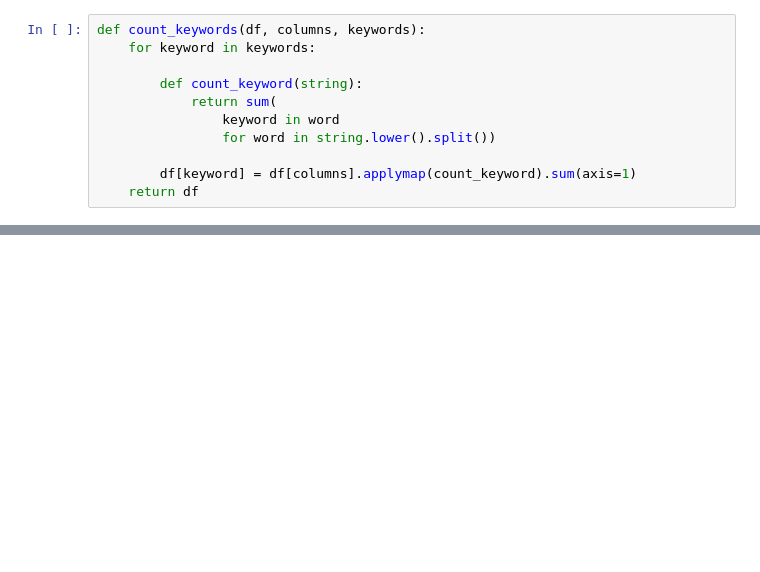
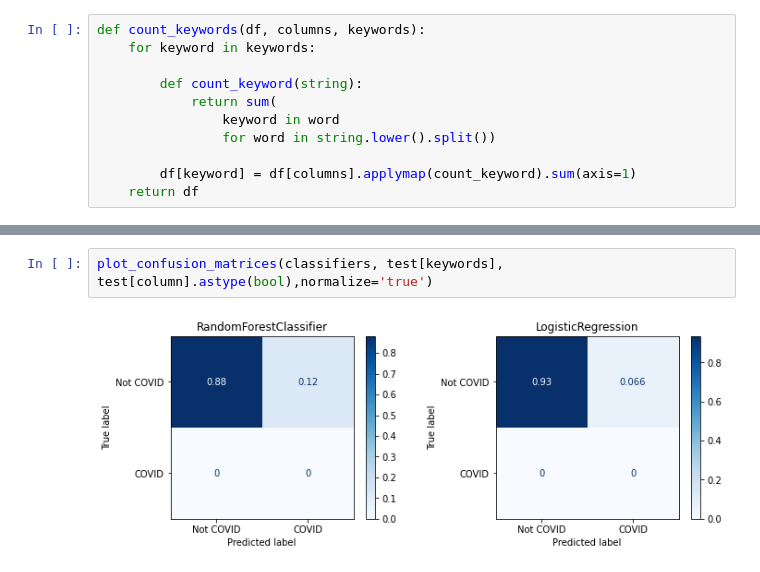
Before and after one commit to dylanbinley/coronavirus-map, a Jupyter notebook: example_code/logistic-regression.ipynb, the cells around one changed output, grey strips where cells are left out. Cells and saved outputs as stored; diff of their text form; blank space fills up the shorter version.

```diff
--- a/example_code/logistic-regression.ipynb
+++ b/example_code/logistic-regression.ipynb
@@ -139,3 +115,7 @@ plot_confusion_matrix(model, df[keywords], df[column].astype(bool))
+# %%
+plot_confusion_matrices(classifiers, test[keywords], test[column].astype(bool),normalize='true')
+# %% [output]
+[figure, added]
 # %%
 
 import joblib
```
Also changed, not shown: parts of 21 cells of this notebook, 1 other file.
